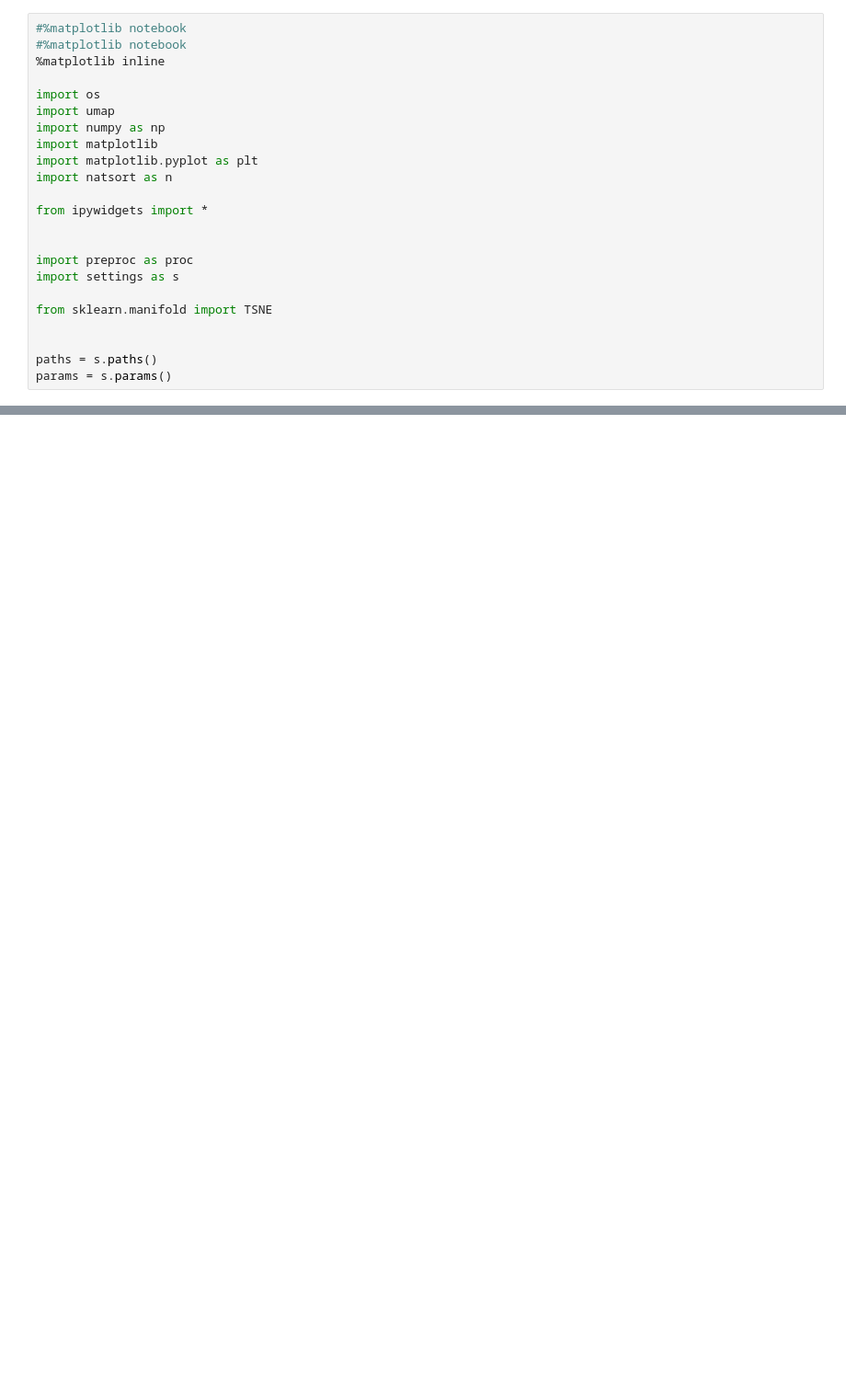
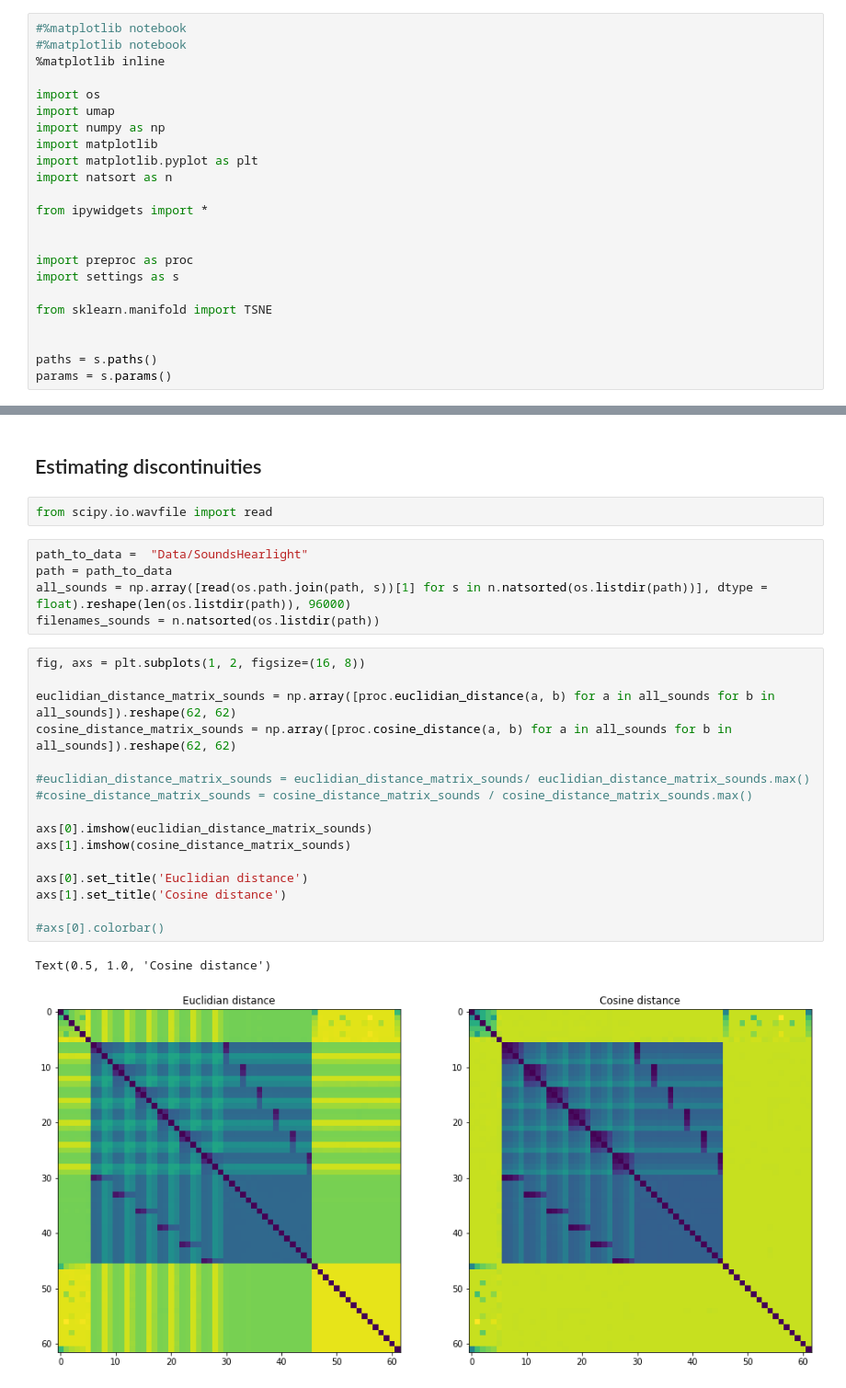
Before and after one commit to AntoninVerdier/Dimmy, a Jupyter notebook: Latent_Analysis.ipynb, the cells around one changed output, grey strips where cells are left out. Shown at 92% size. Cells and saved outputs as stored; diff of their text form; blank space fills up the shorter version.

```diff
--- a/Latent_Analysis.ipynb
+++ b/Latent_Analysis.ipynb
@@ -116,0 +122,28 @@ PT_16000Hz_500ms_70dB
+# %% [markdown]
+## Estimating discontinuities
+# %%
+from scipy.io.wavfile import read
+# %%
+path_to_data =  "Data/SoundsHearlight"
+path = path_to_data
+all_sounds = np.array([read(os.path.join(path, s))[1] for s in n.natsorted(os.listdir(path))], dtype = float).reshape(len(os.listdir(path)), 96000)
+filenames_sounds = n.natsorted(os.listdir(path))
+# %%
+fig, axs = plt.subplots(1, 2, figsize=(16, 8))
+
+euclidian_distance_matrix_sounds = np.array([proc.euclidian_distance(a, b) for a in all_sounds for b in all_sounds]).reshape(62, 62)
+cosine_distance_matrix_sounds = np.array([proc.cosine_distance(a, b) for a in all_sounds for b in all_sounds]).reshape(62, 62)
+
+#euclidian_distance_matrix_sounds = euclidian_distance_matrix_sounds/ euclidian_distance_matrix_sounds.max()
+#cosine_distance_matrix_sounds = cosine_distance_matrix_sounds / cosine_distance_matrix_sounds.max()
+
+axs[0].imshow(euclidian_distance_matrix_sounds)
+axs[1].imshow(cosine_distance_matrix_sounds)
+
+axs[0].set_title('Euclidian distance')
+axs[1].set_title('Cosine distance')
+
+#axs[0].colorbar()
+# %% [output]
+Text(0.5, 1.0, 'Cosine distance')
+[figure, added]
```
Also changed, not shown: parts of 16 cells of this notebook.
